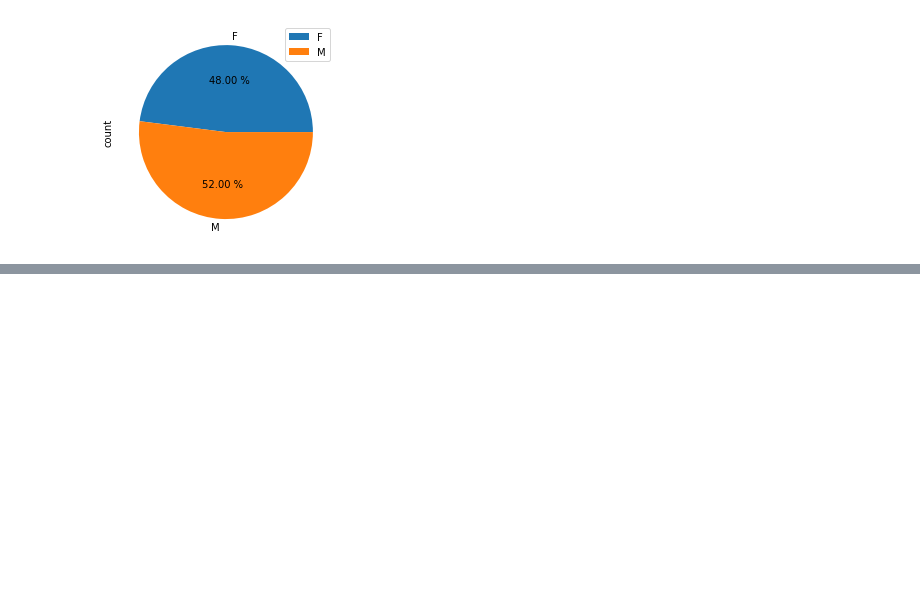
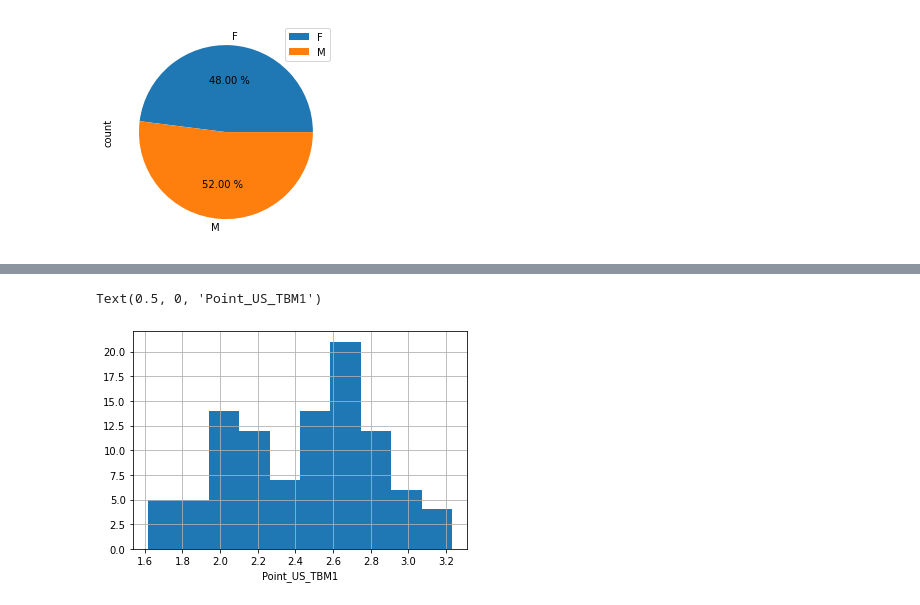
Before and after one commit to dangnhan-6426/NHAPMONPHANTICHDULIEUHOCSAU, a Jupyter notebook: Lab_2_Homework.ipynb, the cells around one changed output, grey strips where cells are left out. Saved outputs shown, nothing was run; the diff lists cells and outputs as text; code cells hidden in the pictures; blank space fills up the shorter version.

```diff
--- a/Lab_2_Homework.ipynb
+++ b/Lab_2_Homework.ipynb
@@ -175,2 +188,7 @@ Text(0.5, 0, 'GT')
 # %%
 #1. Hãy trình bày dữ liệu lần lượt các biến: US_TBM1, US_TBM2 và US_TBM3
+dulieuxettuyendaihoc['US_TBM1'].hist()
+plt.xlabel('Point_US_TBM1')
+# %% [output]
+Text(0.5, 0, 'Point_US_TBM1')
+[figure, added]
```
Also changed, not shown: parts of 16 cells of this notebook.
